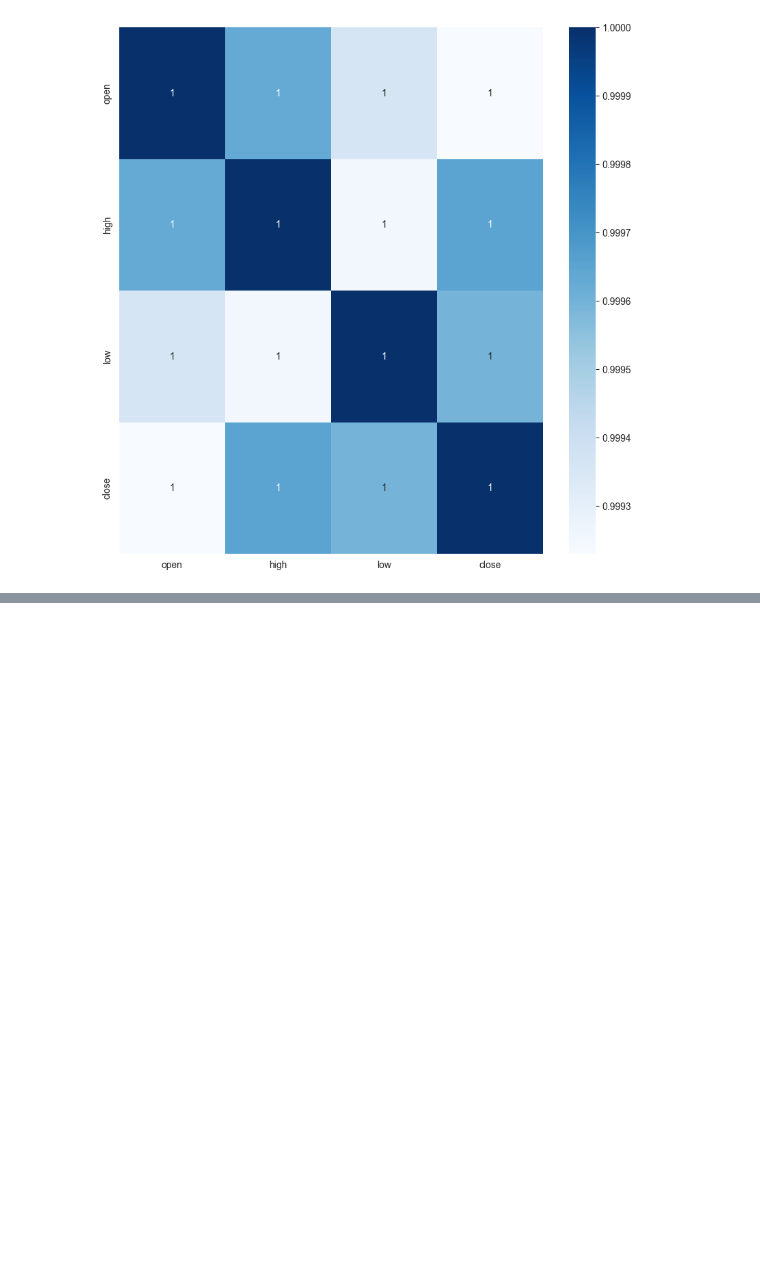
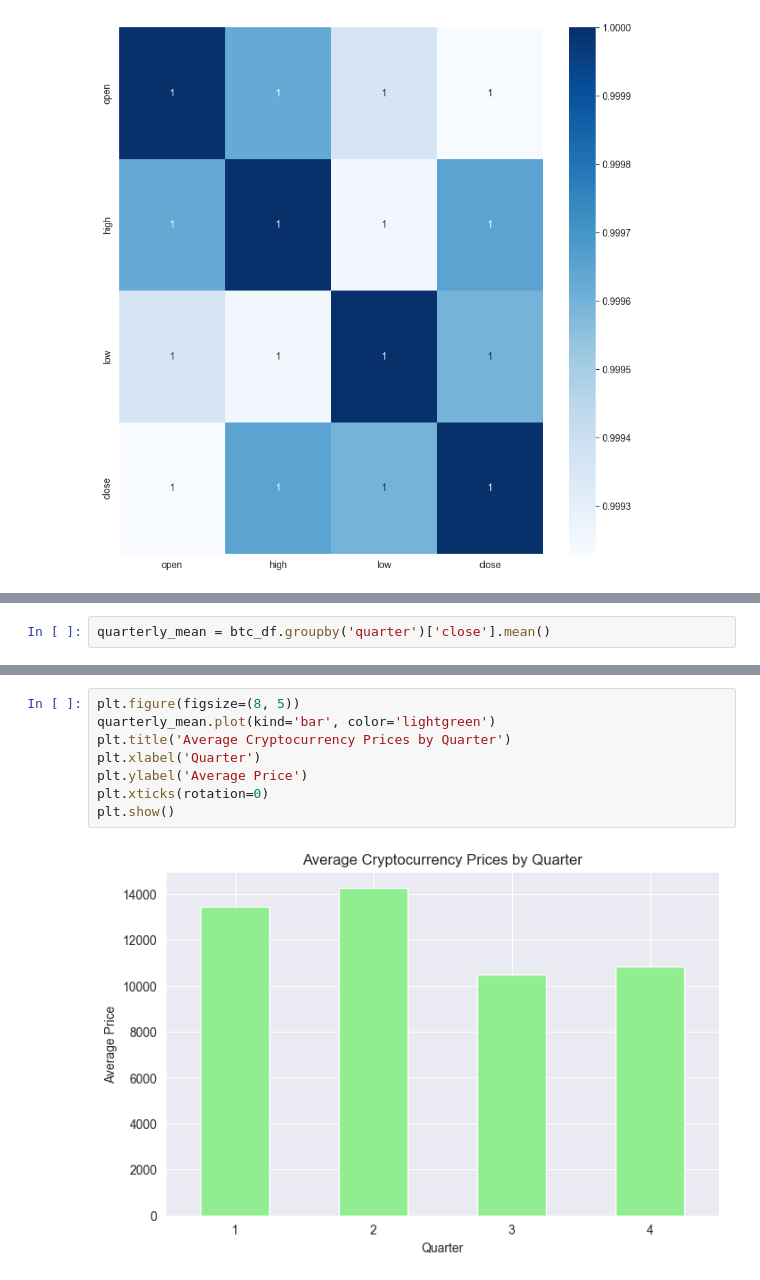
Before and after one commit to rohitcodism/Crypto-Price-Predition, a Jupyter notebook: Model/Crypto.ipynb, the cells around one changed output, grey strips where cells are left out. Cells and saved outputs as stored; diff of their text form; blank space fills up the shorter version.

```diff
--- a/Model/Crypto.ipynb
+++ b/Model/Crypto.ipynb
@@ -176,0 +234,2 @@ plt.show()
+# %%
+quarterly_mean = btc_df.groupby('quarter')['close'].mean()
@@ -176,0 +269,10 @@ plt.show()
+# %%
+plt.figure(figsize=(8, 5))
+quarterly_mean.plot(kind='bar', color='lightgreen')
+plt.title('Average Cryptocurrency Prices by Quarter')
+plt.xlabel('Quarter')
+plt.ylabel('Average Price')
+plt.xticks(rotation=0)
+plt.show()
+# %% [output]
+[figure, added]
```
Also changed, not shown: parts of 32 cells of this notebook.
